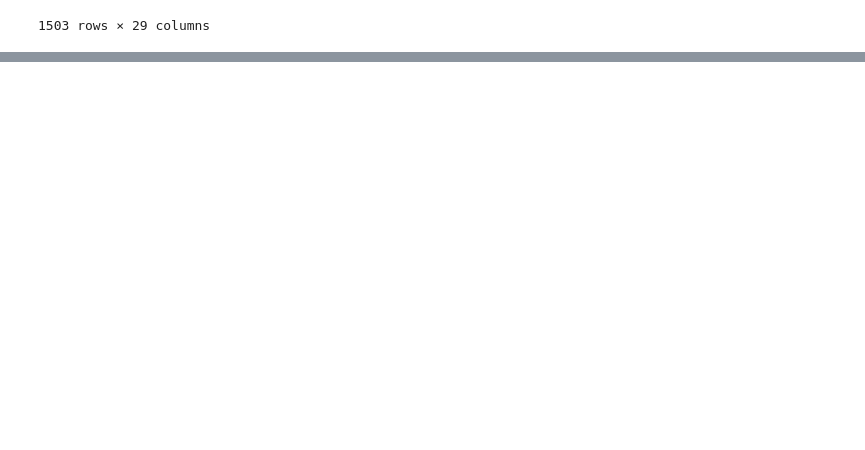
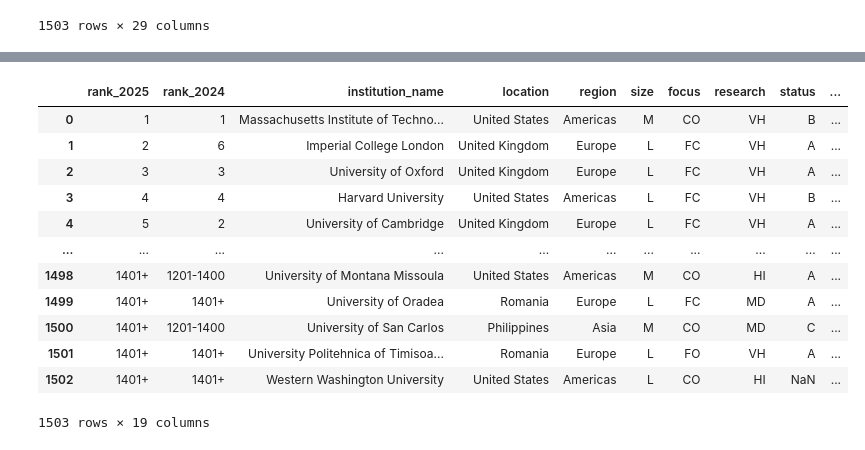
Before and after one commit to TeslimAdeyanju/portfolio-15-world-university-ranking, a Jupyter notebook: notebook.ipynb, the cells around one changed output, grey strips where cells are left out. Drawn from its saved outputs; the diff is of its cells as text; code cells hidden in the pictures; blank space fills up the shorter version.

```diff
--- a/notebook.ipynb
+++ b/notebook.ipynb
@@ -21,3 +66,5 @@ df
+# %%
+df = tk.clean_column_headers(df)
 # %%
 df.info()
 # %% [output]
@@ -39,2 +86,6 @@ Data columns (total 29 columns):
 dtypes: float64(9), int64(1), object(19)
 memory usage: 340.6+ KB
+# %%
+numerical_data = df.select_dtypes(exclude='object')
+
+categorical_data = df.select_dtypes(include='object')
@@ -40,0 +108,16 @@ memory usage: 340.6+ KB
+# %%
+categorical_data
+# %% [output]
+|  | rank_2025 | rank_2024 | institution_name | location | region | size | focus | research | status | ... |
+| 0 | 1 | 1 | Massachusetts Institute of Techno... | United States | Americas | M | CO | VH | B | ... |
+| 1 | 2 | 6 | Imperial College London | United Kingdom | Europe | L | FC | VH | A | ... |
+| 2 | 3 | 3 | University of Oxford | United Kingdom | Europe | L | FC | VH | A | ... |
+| 3 | 4 | 4 | Harvard University | United States | Americas | L | FC | VH | B | ... |
+| 4 | 5 | 2 | University of Cambridge | United Kingdom | Europe | L | FC | VH | A | ... |
+| ... | ... | ... | ... | ... | ... | ... | ... | ... | ... | ... |
+| 1498 | 1401+ | 1201-1400 | University of Montana Missoula | United States | Americas | M | CO | HI | A | ... |
+| 1499 | 1401+ | 1401+ | University of Oradea | Romania | Europe | L | FC | MD | A | ... |
+| 1500 | 1401+ | 1201-1400 | University of San Carlos | Philippines | Asia | M | CO | MD | C | ... |
+| 1501 | 1401+ | 1401+ | University Politehnica of Timisoa... | Romania | Europe | L | FO | VH | A | ... |
+| 1502 | 1401+ | 1401+ | Western Washington University | United States | Americas | L | CO | HI | NaN | ... |
+1503 rows × 19 columns
```
Also changed, not shown: parts of 48 cells of this notebook.
